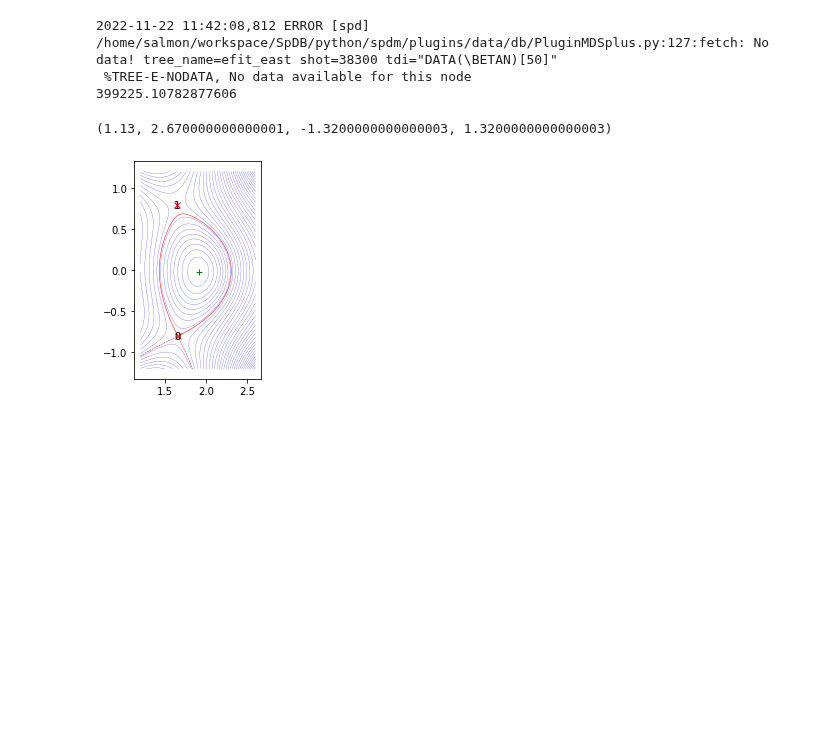
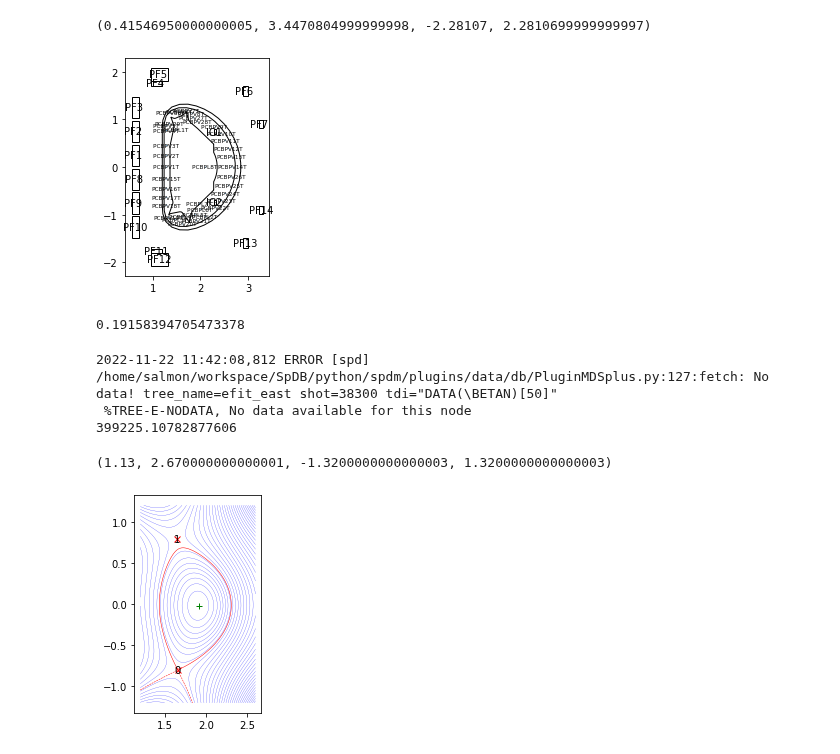
Before and after one commit to simpla-fusion/spdm, a Jupyter notebook: examples/demo_mapping.ipynb, the cells around one changed output. Saved outputs shown, nothing was run; the diff lists cells and outputs as text; code cells hidden in the pictures; blank space fills up the shorter version.

Commit message:
[update]demo mapping singal

```diff
--- a/examples/demo_mapping.ipynb
+++ b/examples/demo_mapping.ipynb
@@ -36,0 +18,3 @@ entry_pcs = mapping.map(File("/home/salmon/workspace/data/pcs_east?tree_name=pcs
+# %%
+entry = open_entry("file+mdsplus[EAST]:///home/salmon/workspace/data/~t/?tree_name=efit_east#38300",
+                       mapping_path="/home/salmon/workspace/fytok_data/mapping")
@@ -37,3 +26,19 @@ entry_pcs = mapping.map(File("/home/salmon/workspace/data/pcs_east?tree_name=pcs
+# %%
+pf_active=PFActive(entry.get("pf_active"))
+magnetics=Magnetics(entry.get("magnetics"))
+wall=Wall(entry.get("wall"))
+# %%
+wall.plot()
+magnetics.plot()
+pf_active.plot()
+plt.axis('scaled')
+# %% [output]
+(0.41546950000000005, 3.4470804999999998, -2.28107, 2.2810699999999997)
+[figure, added]
+# %%
+magnetics.b_field_tor_probe[2].field(1.2)*2
+# %% [output]
+0.19158394705473378
 # %%
 time_slice = 50
 
```
Also changed, not shown: parts of 15 cells of this notebook, 1 other file.
